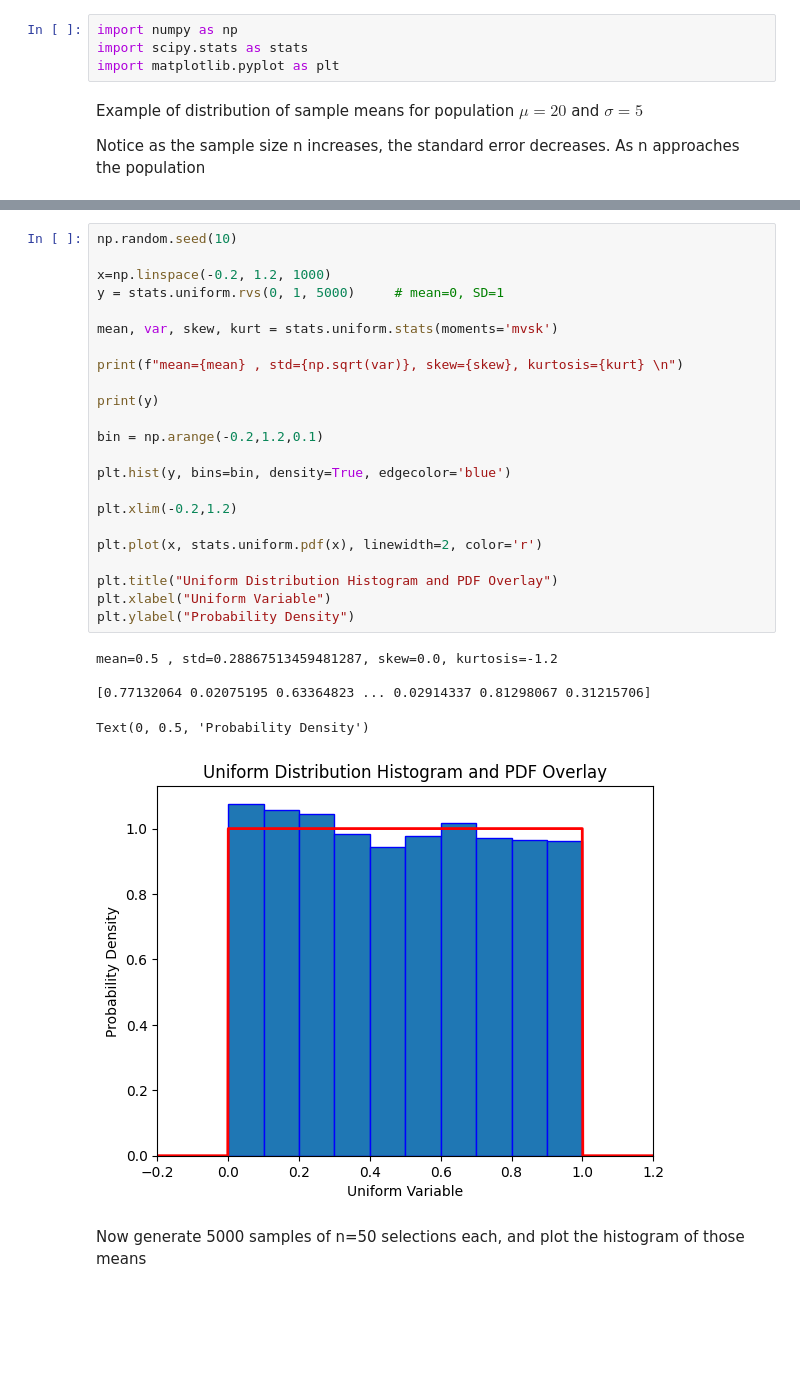
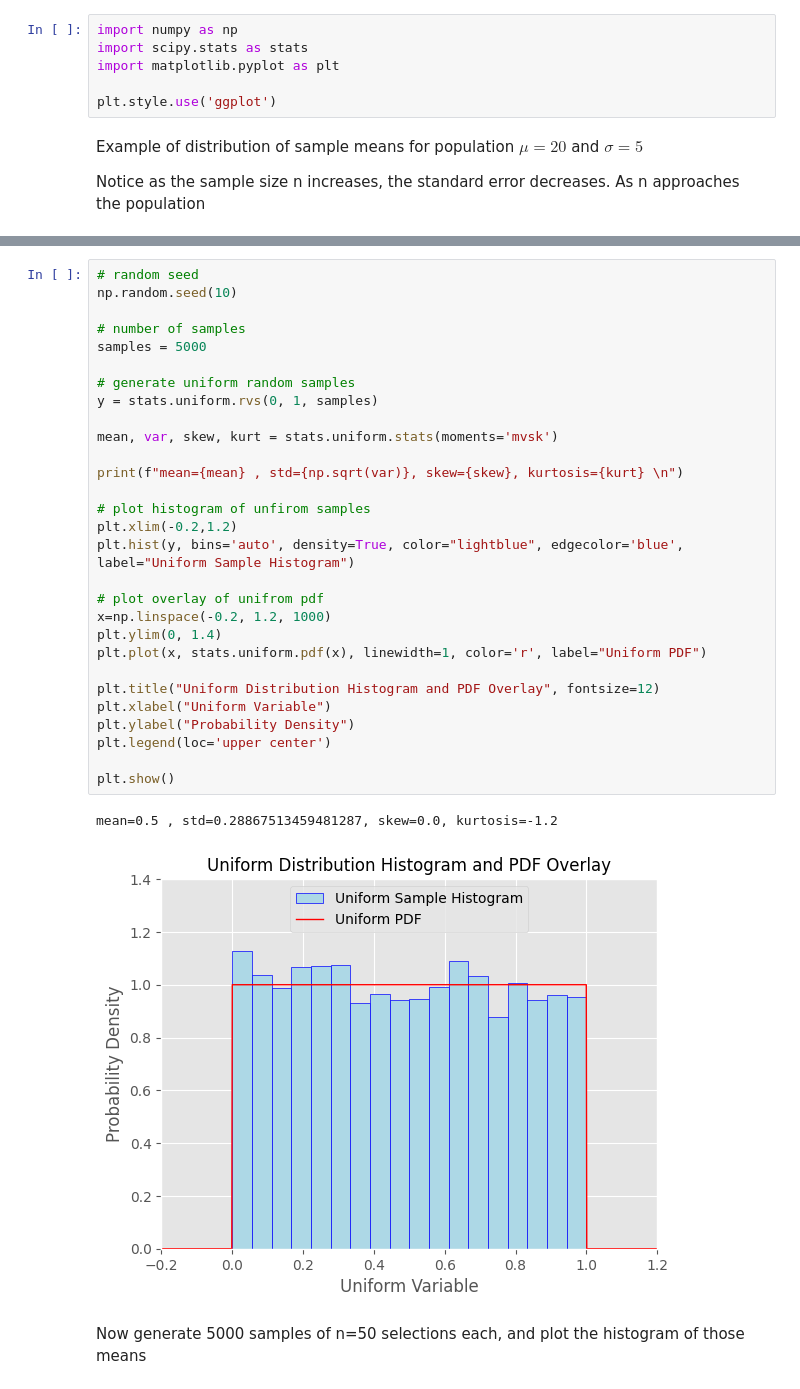
Before and after one commit to samtaba/Statistics, a Jupyter notebook: Central_Limit_Theorem.ipynb, the cells around one changed output, grey strips where cells are left out. Drawn from its saved outputs; the diff is of its cells as text; blank space fills up the shorter version.

Commit message:
Fixed diagram legends

```diff
--- a/Central_Limit_Theorem.ipynb
+++ b/Central_Limit_Theorem.ipynb
@@ -10,6 +10,8 @@ where $ n $ is the size of each sample
 import numpy as np
 import scipy.stats as stats
 import matplotlib.pyplot as plt
+
+plt.style.use('ggplot')
 # %% [markdown]
 Example of distribution of sample means for population $ \mu = 20 $ and $ \sigma =5 $
 
@@ -108,32 +110,35 @@ Let's generate samples from a unitform continuous distribution
 # %%
+# random seed
 np.random.seed(10)
 
-x=np.linspace(-0.2, 1.2, 1000)
-y = stats.uniform.rvs(0, 1, 5000)     # mean=0, SD=1
+# number of samples
+samples = 5000
+
+# generate uniform random samples
+y = stats.uniform.rvs(0, 1, samples)
 
 mean, var, skew, kurt = stats.uniform.stats(moments='mvsk')
 
 print(f"mean={mean} , std={np.sqrt(var)}, skew={skew}, kurtosis={kurt} \n")
 
-print(y)
+# plot histogram of unfirom samples
+plt.xlim(-0.2,1.2)
+plt.hist(y, bins='auto', density=True, color="lightblue", edgecolor='blue', label="Uniform Sample Histogram")
 
-bin = np.arange(-0.2,1.2,0.1)
+# plot overlay of unifrom pdf
+x=np.linspace(-0.2, 1.2, 1000)
+plt.ylim(0, 1.4)
+plt.plot(x, stats.uniform.pdf(x), linewidth=1, color='r', label="Uniform PDF")
 
-plt.hist(y, bins=bin, density=True, edgecolor='blue')
-
-plt.xlim(-0.2,1.2)
-
-plt.plot(x, stats.uniform.pdf(x), linewidth=2, color='r')
-
-plt.title("Uniform Distribution Histogram and PDF Overlay")
+plt.title("Uniform Distribution Histogram and PDF Overlay", fontsize=12)
 plt.xlabel("Uniform Variable")
 plt.ylabel("Probability Density")
+plt.legend(loc='upper center')
+
+plt.show()
 # %% [output]
 mean=0.5 , std=0.28867513459481287, skew=0.0, kurtosis=-1.2
-
-[0.77132064 0.02075195 0.63364823 ... 0.02914337 0.81298067 0.31215706]
-Text(0, 0.5, 'Probability Density')
-[figure, old version]
+[figure, new version]
 # %% [markdown]
 Now generate 5000 samples of n=50 selections each, and plot the histogram of those means
 # %%
```
Also changed, not shown: parts of 4 cells of this notebook.
